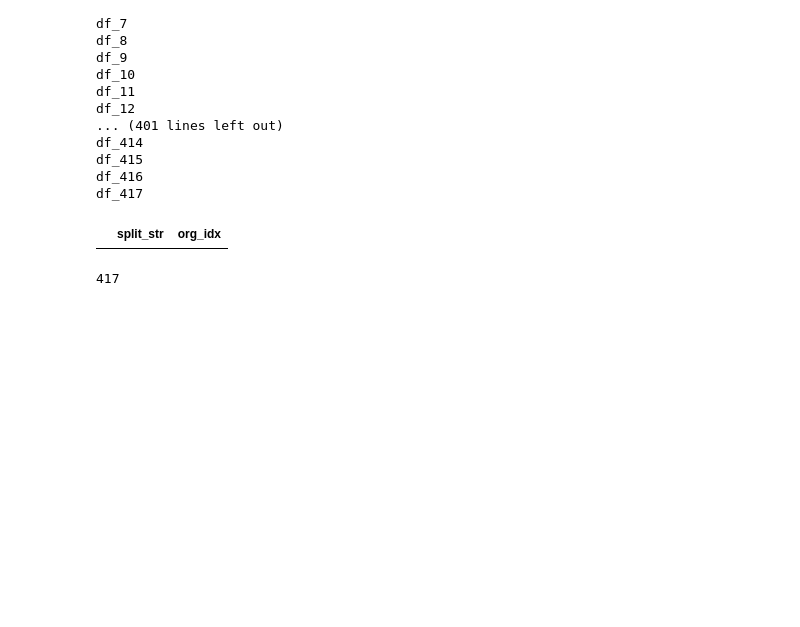
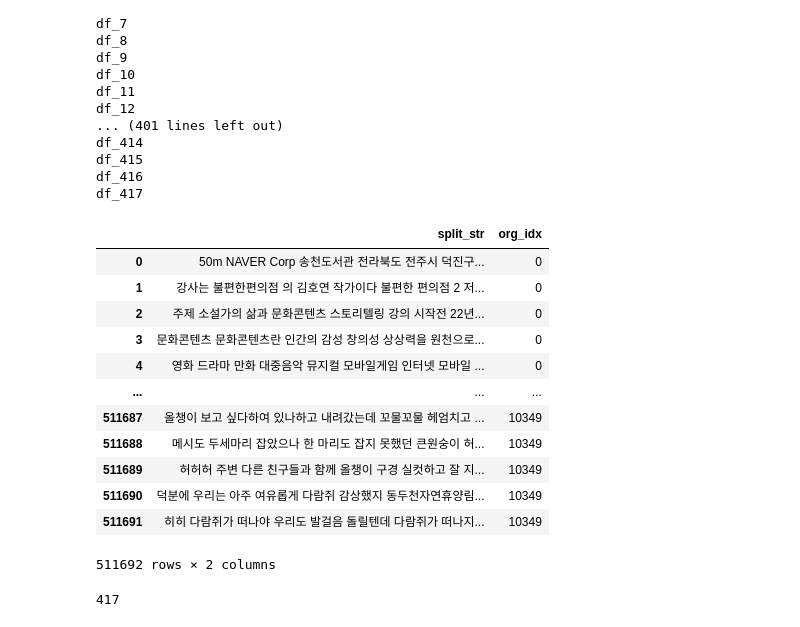
Before and after one commit to DDalaDDula/NIFoS, a Jupyter notebook: 문화/한글_텍스트_전처리/한글_텍스트_전처리_8월(불용어_제거_및_문장분리).ipynb, the cells around one changed output. Saved outputs shown, nothing was run; the diff lists cells and outputs as text; code cells hidden in the pictures; blank space fills up the shorter version.

```diff
--- a/문화/한글_텍스트_전처리/한글_텍스트_전처리_8월(불용어_제거_및_문장분리).ipynb
+++ b/문화/한글_텍스트_전처리/한글_텍스트_전처리_8월(불용어_제거_및_문장분리).ipynb
@@ -107,10 +132,22 @@ df_417
 # df2.to_csv("../dataset/2022/본문_전처리/나무문화_본문_8월_전처리_1.csv", index=False, encoding='UTF-8')
 # %%
 import pandas as pd
-df2 = pd.read_csv("../dataset/2022/본문_전처리/나무문화_본문_8월_전처리_1.csv", encoding='UTF-8')
+df2 = pd.read_csv("../dataset/2022/본문_전처리/나무문화_본문_8월_전처리.csv", encoding='UTF-8')
 df2
 # %% [output]
 |  | split_str | org_idx |
+| 0 | 50m NAVER Corp 송천도서관 전라북도 전주시 덕진구... | 0 |
+| 1 | 강사는 불편한편의점 의 김호연 작가이다 불편한 편의점 2 저... | 0 |
+| 2 | 주제 소설가의 삶과 문화콘텐츠 스토리텔링 강의 시작전 22년... | 0 |
+| 3 | 문화콘텐츠 문화콘텐츠란 인간의 감성 창의성 상상력을 원천으로... | 0 |
+| 4 | 영화 드라마 만화 대중음악 뮤지컬 모바일게임 인터넷 모바일 ... | 0 |
+| ... | ... | ... |
+| 511687 | 올챙이 보고 싶다하여 있나하고 내려갔는데 꼬물꼬물 헤엄치고 ... | 10349 |
+| 511688 | 메시도 두세마리 잡았으나 한 마리도 잡지 못했던 큰원숭이 허... | 10349 |
+| 511689 | 허허허 주변 다른 친구들과 함께 올챙이 구경 실컷하고 잘 지... | 10349 |
+| 511690 | 덕분에 우리는 아주 여유롭게 다람쥐 감상했지 동두천자연휴양림... | 10349 |
+| 511691 | 히히 다람쥐가 떠나야 우리도 발걸음 돌릴텐데 다람쥐가 떠나지... | 10349 |
+511692 rows × 2 columns
 # %%
 len(dfs)
 # %% [output]
```
Also changed, not shown: parts of 4 cells of this notebook, 4 other files.
